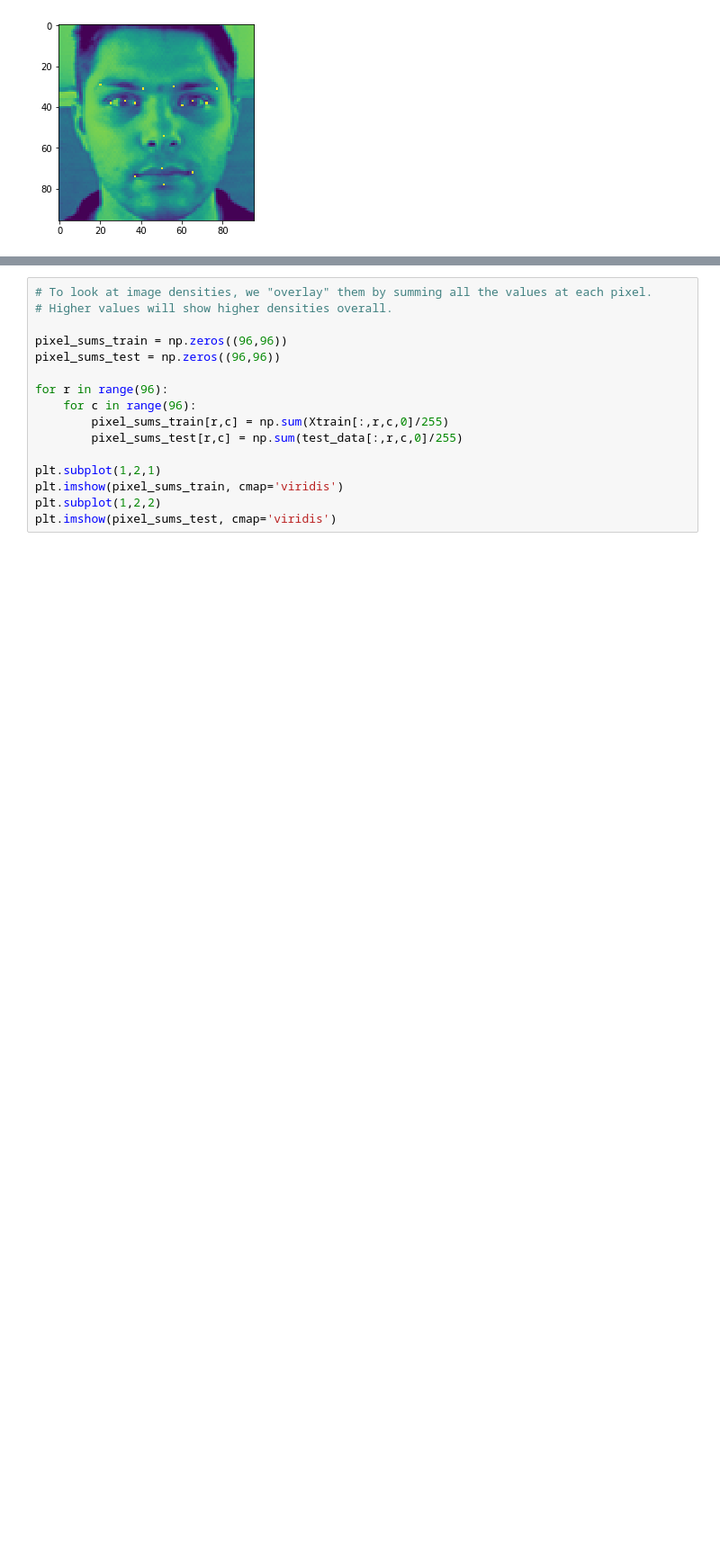
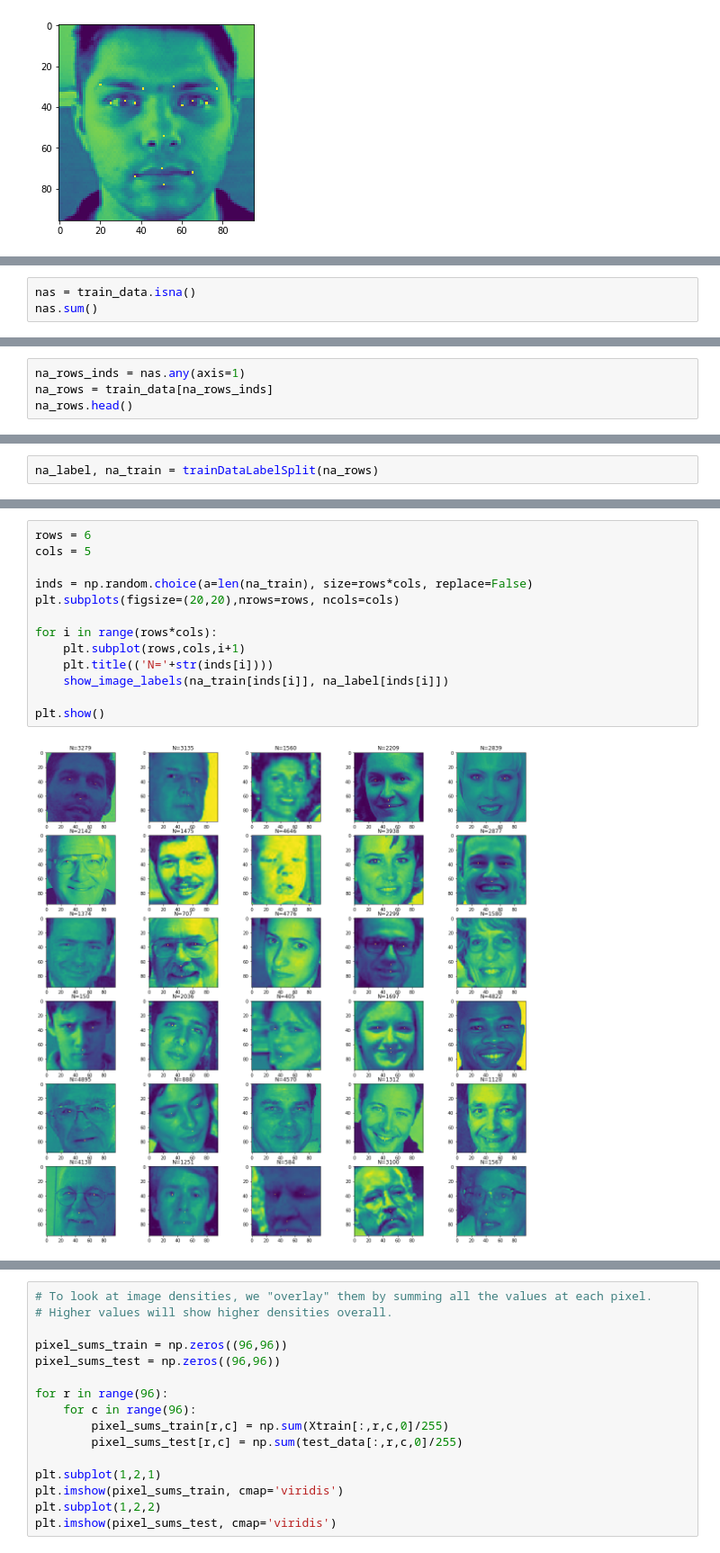
Before and after one commit to tucker-anderson/Facial-Keynotes, a Jupyter notebook: Facial_Keypoints_Notebook_baseline.ipynb, the cells around one changed output, grey strips where cells are left out. Shown at 90% size. Cells and saved outputs as stored; diff of their text form; blank space fills up the shorter version.

Commit message:
Added cells to display images which have NaN values in label data. 	modified:   Facial_Keypoints_Notebook_baseline.ipynb

```diff
--- a/Facial_Keypoints_Notebook_baseline.ipynb
+++ b/Facial_Keypoints_Notebook_baseline.ipynb
@@ -314,0 +297,3 @@ show_image_labels(Xtrain[n], Ytrain[n])
+# %%
+nas = train_data.isna()
+nas.sum()
@@ -314,0 +318,4 @@ show_image_labels(Xtrain[n], Ytrain[n])
+# %%
+na_rows_inds = nas.any(axis=1)
+na_rows = train_data[na_rows_inds]
+na_rows.head()
@@ -314,0 +330,2 @@ show_image_labels(Xtrain[n], Ytrain[n])
+# %%
+na_label, na_train = trainDataLabelSplit(na_rows)
@@ -315 +343,16 @@ show_image_labels(Xtrain[n], Ytrain[n])
+# %%
+rows = 6
+cols = 5
+
+inds = np.random.choice(a=len(na_train), size=rows*cols, replace=False)
+plt.subplots(figsize=(20,20),nrows=rows, ncols=cols)
+
+for i in range(rows*cols):
+    plt.subplot(rows,cols,i+1)
+    plt.title(('N='+str(inds[i])))
+    show_image_labels(na_train[inds[i]], na_label[inds[i]])
+
+plt.show()
+# %% [output]
+[figure, added]
 # %% [markdown]
```
Also changed, not shown: parts of 19 cells of this notebook.
